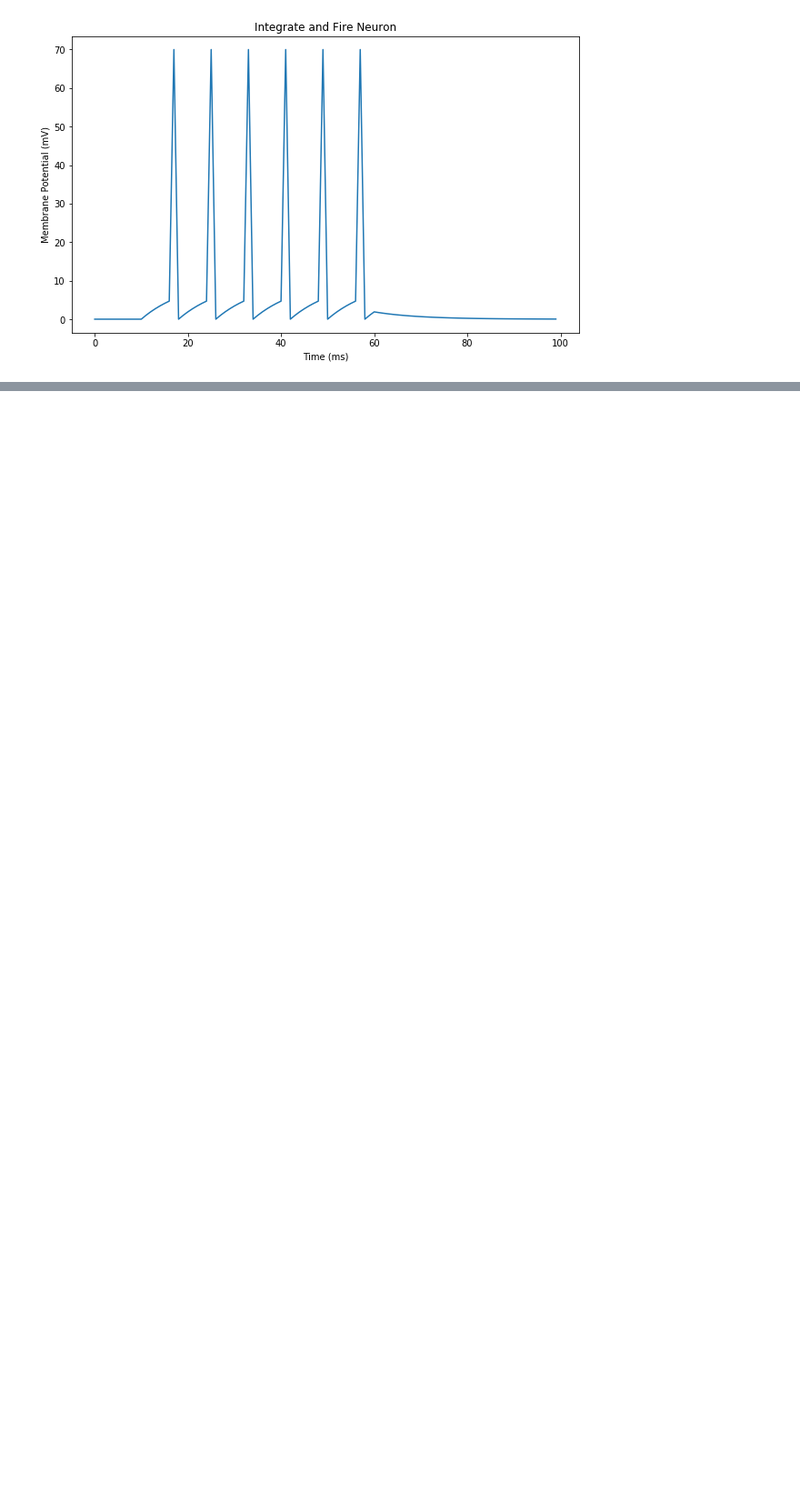
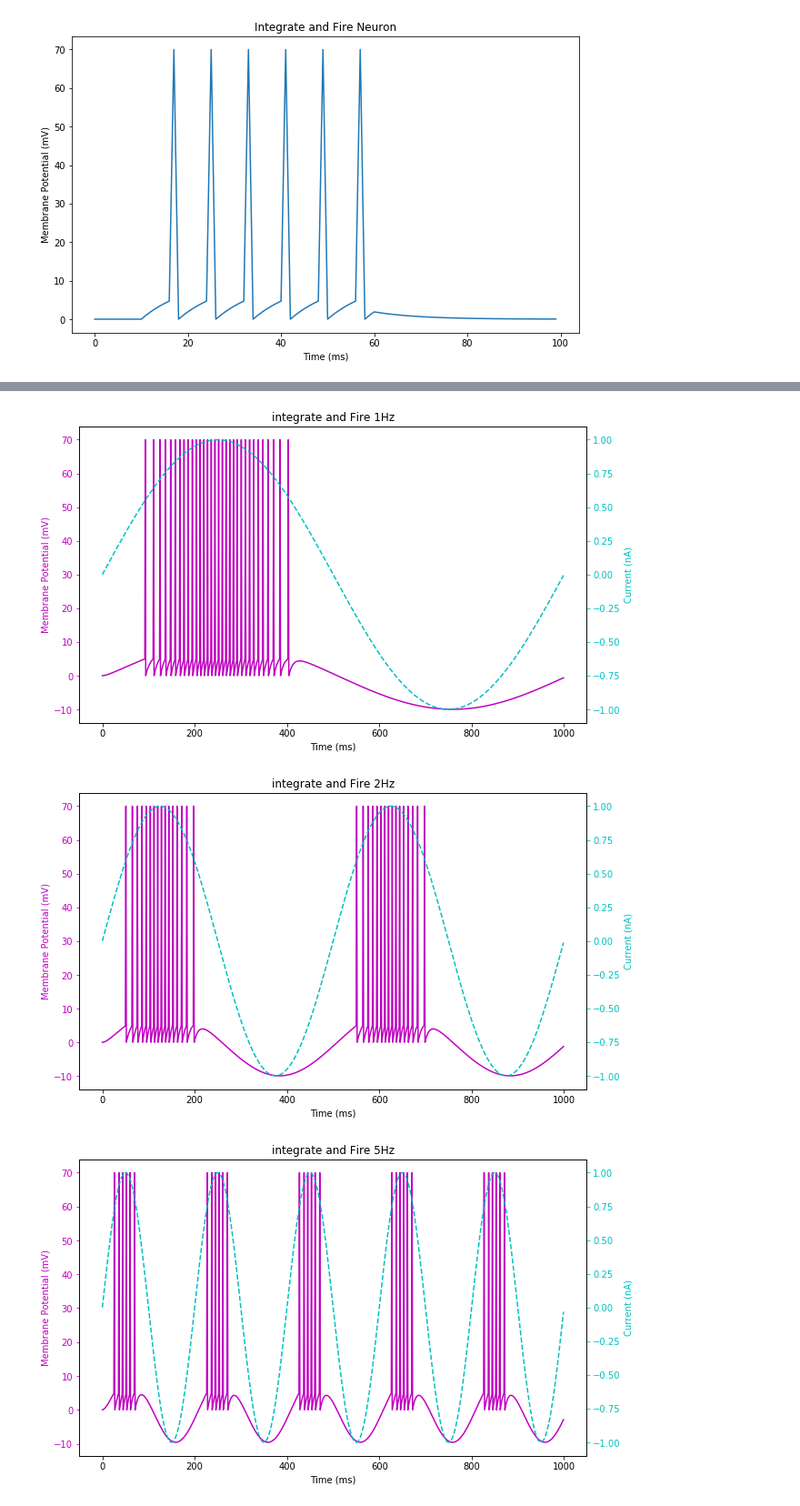
Before and after one commit to vanandrew/BME572, a Jupyter notebook: HW1/Problem2.ipynb, the cells around one changed output, grey strips where cells are left out. Shown at 91% size. Saved outputs shown, nothing was run; the diff lists cells and outputs as text; code cells hidden in the pictures; blank space fills up the shorter version.

```diff
--- a/HW1/Problem2.ipynb
+++ b/HW1/Problem2.ipynb
@@ -87,6 +87,9 @@ class integrate_and_fire:
         # set reset flag so we can reset voltage
         self.reset = False
 
+        # keep track of spike counts
+        self.spike_count = 0
+
     def new_voltage(self, V, I, time_step=1):
         """
             Calculates new voltage using Euler's method
@@ -102,6 +105,7 @@ class integrate_and_fire:
             return V
         else: # if over threshold, set voltage to Vspk, next V will be 0
             self.reset = True
+            self.spike_count += 1 # add to spike count
             return self.Vspk
 
     def step(self):
@@ -141,10 +145,12 @@ def run_model(model, title, iterations=100, show_input=False):
         ax1 = plt.axes()
         ax1.set_xlabel('Time (ms)')
         ax1.plot(time, model.V_vals, 'm', label='Spike Response')
-        ax1.set_ylabel('Membrane Potential (mV)')
+        ax1.set_ylabel('Membrane Potential (mV)', color='m')
+        ax1.tick_params('y', colors='m')
         ax2 = ax1.twinx()
-        ax2.plot(time, model.cg.I_vals, 'c', label='Input')
-        ax2.set_ylabel('Current (nA)')
+        ax2.plot(time, model.cg.I_vals, 'c--', label='Input')
+        ax2.set_ylabel('Current (nA)', color='c')
+        ax2.tick_params('y', colors='c')
     else:
         plt.plot(time, model.V_vals)
         plt.xlabel('Time (ms)')
@@ -198,0 +169,29 @@ run_model(model_100hz, 'IAF 100Hz', iterations=1000, show_input=True)
+# %%
+"""
+    Run various sinusoidal currents on integrate and fire model
+"""
+def run_sinusoidal_models(model):
+    # set frequncies to run
+    frequency = [1, 2, 5, 10, 20, 50, 100]
+
+    # create model with sinusoidal currents for each frequency and run
+    sinusoid_model = []
+    for f in frequency:
+        sinusoid_model.append(model(cg=current_generator(It_start=0, It=1000, freq=f)))
+        run_model(sinusoid_model[-1],'integrate and Fire {}Hz'.format(f), iterations=1000, show_input=True)
+
+    # plot spike count vs. frequency
+    spike_counts = [m.spike_count for m in sinusoid_model]
+    plt.figure(figsize=(10,6))
+    plt.plot(frequency, spike_counts)
+    plt.xlabel('Frequency (Hz)')
+    plt.ylabel('Spike Count')
+    plt.title('Frequency vs. Spike Count')
+    plt.show()
+
+# run integrate and fire model
+run_sinusoidal_models(integrate_and_fire)
+# %% [output]
+[figure, added]
+[figure, added]
+[figure, added]
```
Also changed, not shown: parts of 2 cells of this notebook.
